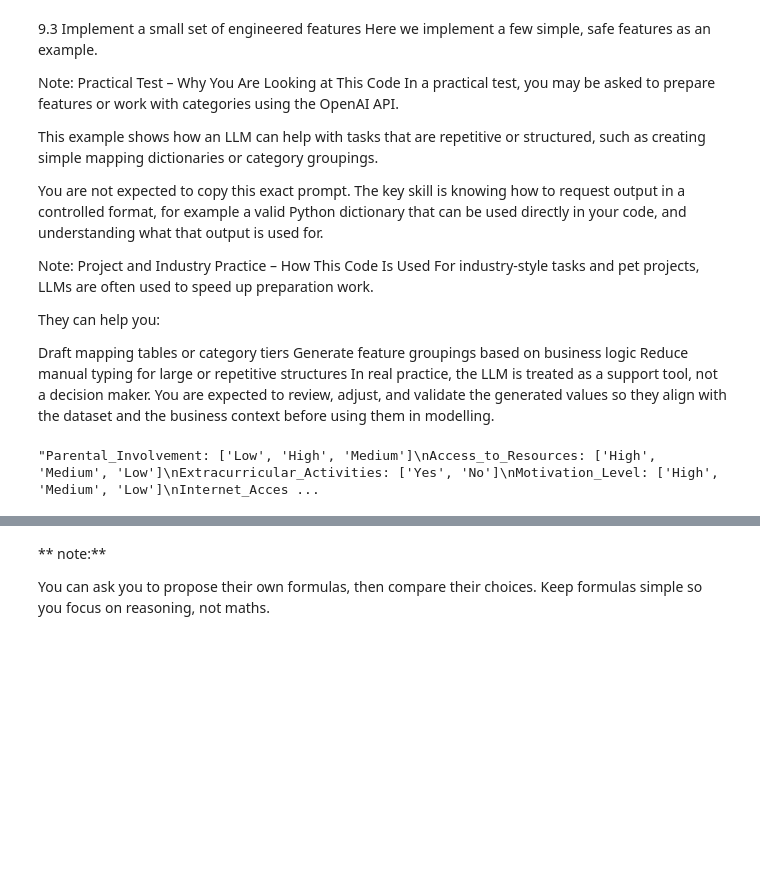
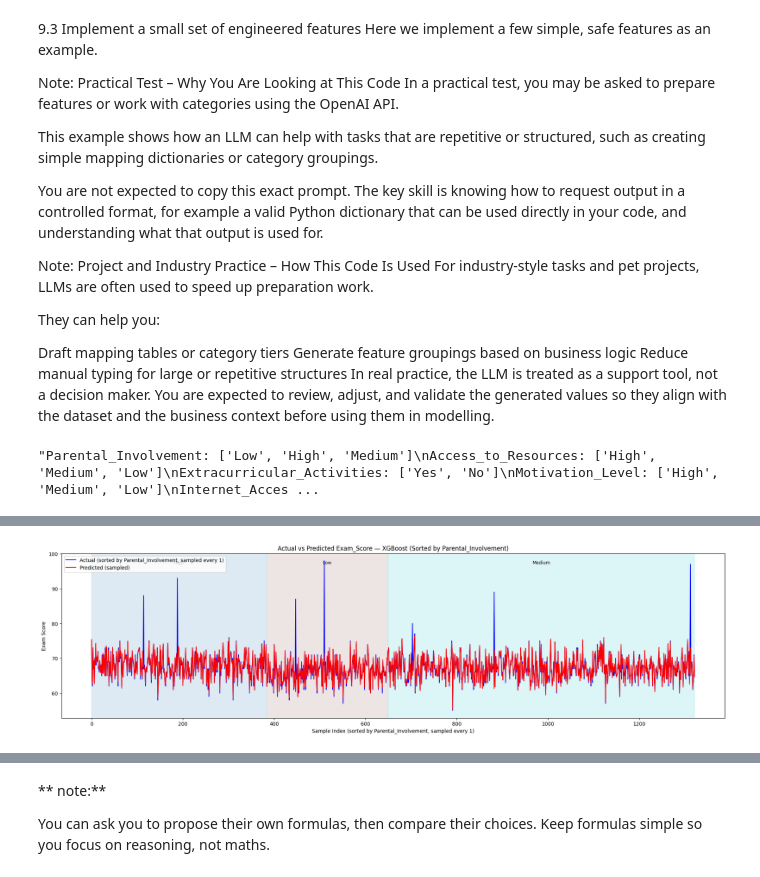
Before and after one commit to starscream1114-source/ADALL_github, a Jupyter notebook: Project_using_template.ipynb, the cells around one changed output, grey strips where cells are left out. Saved outputs shown, nothing was run; the diff lists cells and outputs as text; code cells hidden in the pictures; blank space fills up the shorter version.

```diff
--- a/Project_using_template.ipynb
+++ b/Project_using_template.ipynb
@@ -1691,0 +2473,88 @@ Index(['Hours_Studied', 'Attendance', 'Sleep_Hours', 'Previous_Scores',
+# %%
+import matplotlib.pyplot as plt
+import numpy as np
+
+# -----------------------------------------
+# USER SETTINGS (edit these only)
+# -----------------------------------------
+sort_col = "Parental_Involvement"   # any column in X_test (e.g. "Brand", "GPU", "Screen_Size_inch")
+step_n  = 1         # sample every n-th row after sorting
+
+# -----------------------------------------
+# 1. Sort by chosen column
+# -----------------------------------------
+sorted_idx = X_test[sort_col].sort_values().index
+
+X_sorted = X_test.loc[sorted_idx]
+y_sorted = y_test.loc[sorted_idx]
+
+# 🔄 XGBoost prediction instead of RF
+y_pred_sorted = gs_xgb.best_estimator_.predict(X_sorted)
+
+# Combine into one DataFrame
+df_plot = X_sorted.copy()
+df_plot["Actual"] = y_sorted.values
+df_plot["Predicted"] = y_pred_sorted
+
+# -----------------------------------------
+# 2. Apply sampling with iloc[::step_n]
+# -----------------------------------------
+df_plot = df_plot.iloc[::step_n].reset_index(drop=True)
+
+group_series = df_plot[sort_col]
+unique_groups = group_series.unique()
+
+# colour palette based on unique groups
+colors = plt.cm.tab10(np.linspace(0, 1, len(unique_groups)))
+
+# Find spans for shading
+spans = []
+start = 0
+for i in range(1, len(group_series)):
+    if group_series[i] != group_series[i - 1]:
+        spans.append((start, i - 1, group_series[i - 1]))
+        start = i
+spans.append((start, len(group_series) - 1, group_series.iloc[-1]))
+
+# -----------------------------------------
+# 3. Plot with shading + sampled lines
+# -----------------------------------------
+fig, ax = plt.subplots(figsize=(24, 6))
+
+# Background shading (color spelling is correct)
+for idx, (s, e, group_name) in enumerate(spans):
+    ax.axvspan(s, e, color=colors[idx % len(colors)], alpha=0.15)
+
+# Actual values
+ax.plot(
+    df_plot["Actual"].values,
+    label=f"Actual (sorted by {sort_col}, sampled every {step_n})",
+    color="blue"
+)
+
+# Predicted values (XGBoost)
+ax.plot(
+    df_plot["Predicted"].values,
+    label="Predicted (sampled)",
+    color="red"
+)
+
+ax.set_title(f"Actual vs Predicted Exam_Score — XGBoost (Sorted by {sort_col})")
+ax.set_xlabel(f"Sample Index (sorted by {sort_col}, sampled every {step_n})")
+ax.set_ylabel("Exam Score")
+ax.legend()
+
+# Group labels
+for idx, (s, e, group_name) in enumerate(spans):
+    ax.text(
+        (s + e) / 2,
+        ax.get_ylim()[1] * 0.98,
+        str(group_name),
+        ha="center",
+        va="top",
+        fontsize=9
+    )
+
+plt.show()
+# %% [output]
+[figure, added]
```
Also changed, not shown: parts of 42 cells of this notebook.
